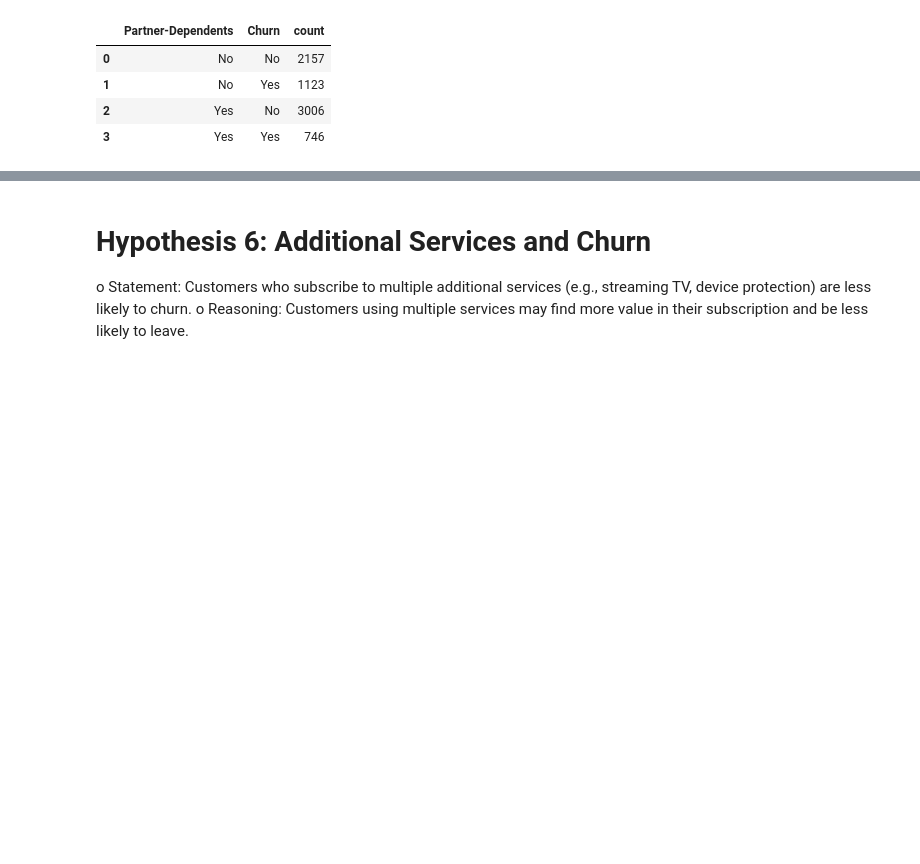
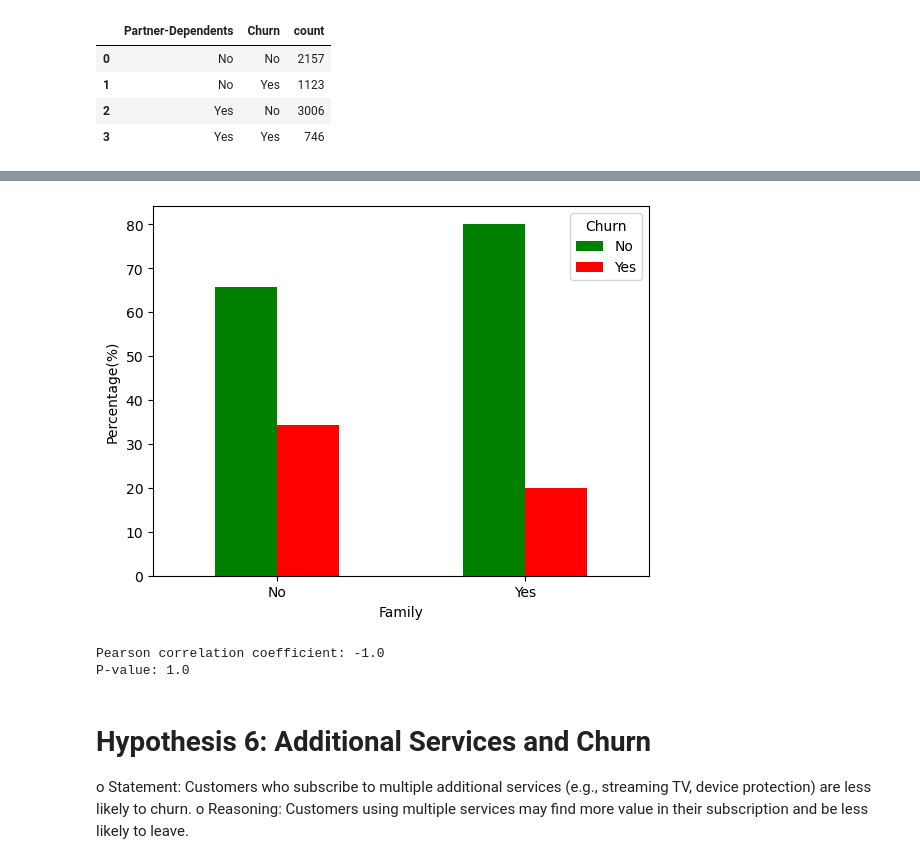
Before and after one commit to Eder-2024/Project_1-Telco, a Jupyter notebook: Hypothesis/Main_Code.ipynb, the cells around one changed output, grey strips where cells are left out. Saved outputs shown, nothing was run; the diff lists cells and outputs as text; code cells hidden in the pictures; blank space fills up the shorter version.

```diff
--- a/Hypothesis/Main_Code.ipynb
+++ b/Hypothesis/Main_Code.ipynb
@@ -585,3 +615,20 @@ plt.show()
+# %%
+churn_rate_family.plot(kind="bar", ylabel ='Percentage(%)', xlabel='Family', color =['green', 'red'],rot=0)
+plt.savefig("../Plot/Family Churn Rate.png")
+# %% [output]
+[figure, added]
+# %%
+# Calculate Pearson correlation
+
+churn_rate_family.index = churn_rate_family.index.map({'No': 0, 'Yes': 1})
+
+churn_rate_family = churn_rate_family.reset_index()
+correlation, p_value = pearsonr(churn_rate_family.index, churn_rate_family['Yes'])
+print(f'Pearson correlation coefficient: {correlation}')
+print(f'P-value: {p_value}')
+# %% [output]
+Pearson correlation coefficient: -1.0
+P-value: 1.0
 # %% [markdown]
 # Hypothesis 6: Additional Services and Churn
 o  Statement: Customers who subscribe to multiple additional services (e.g., streaming TV, device protection) are less likely to churn.
```
Also changed, not shown: parts of 17 cells of this notebook, 12 other files.
